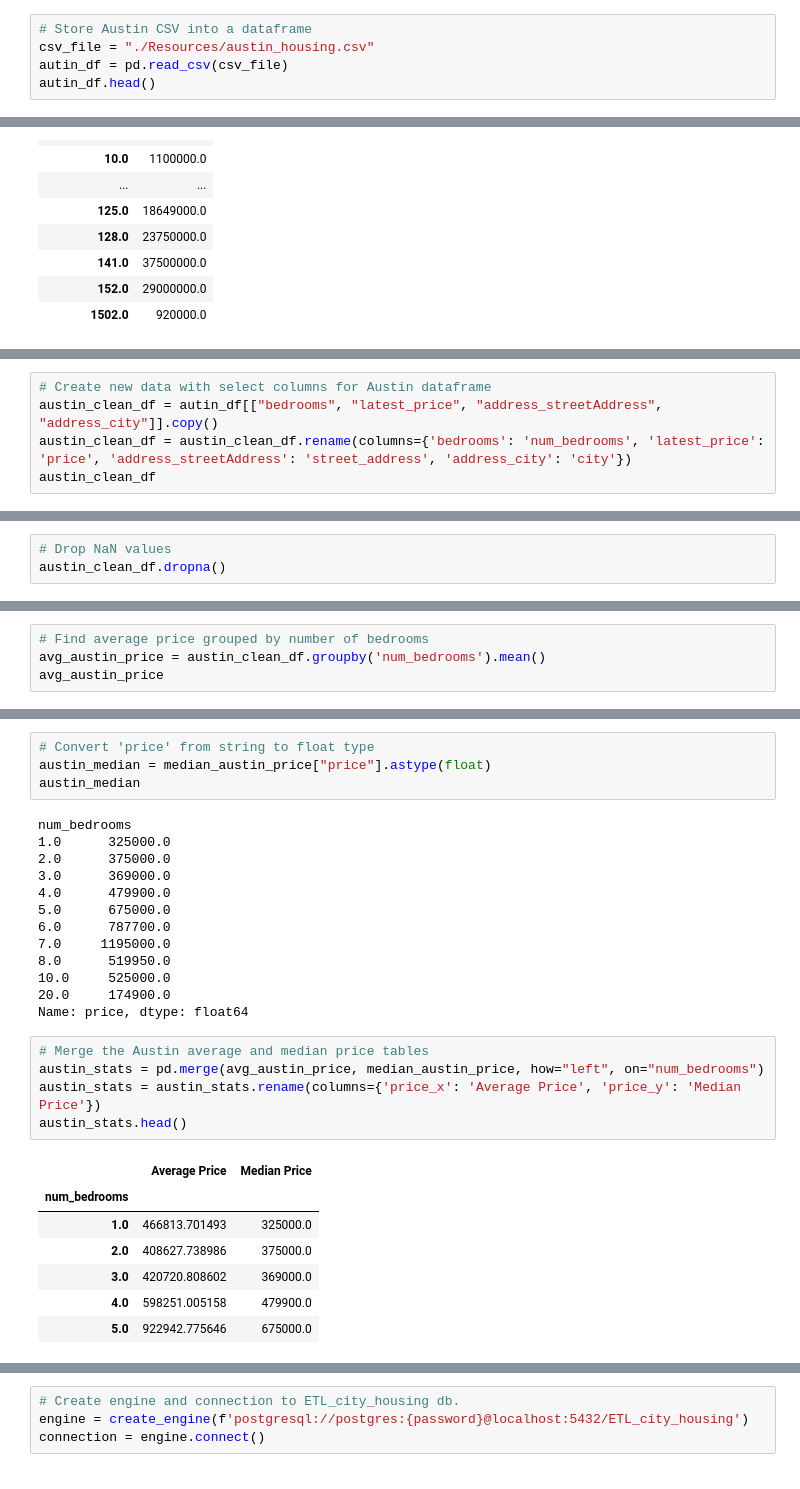
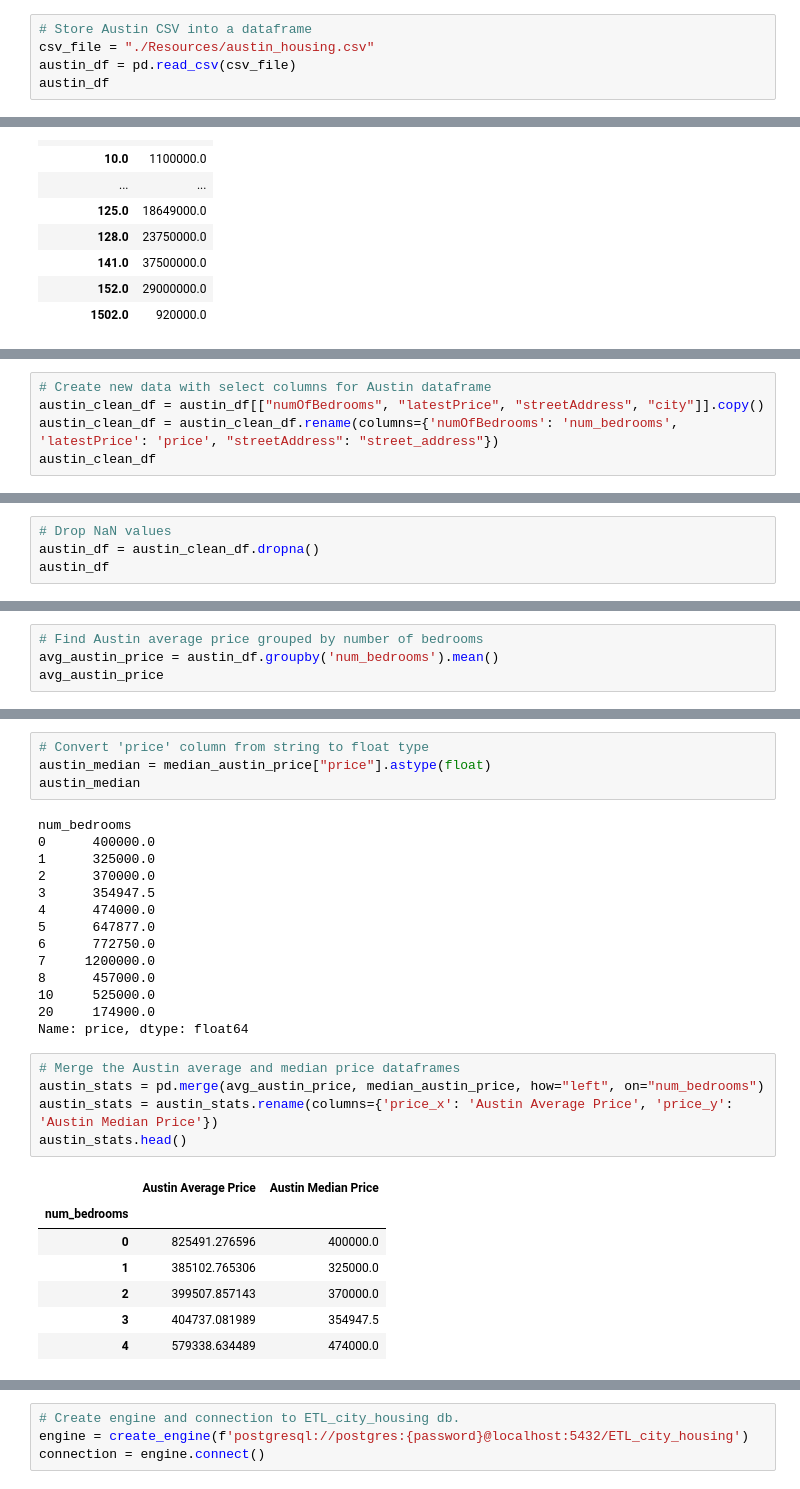
Before and after one commit to poonam-ux/ETL_Project, a Jupyter notebook: ETL_Housing_data/city_housing.ipynb, the cells around one changed output, grey strips where cells are left out. Drawn from its saved outputs; the diff is of its cells as text.

```diff
--- a/city_housing_yelp_users.ipynb
+++ b/ETL_Housing_data/city_housing.ipynb
@@ -28,6 +28,6 @@ ny_area_df
 # %%
 # Store Austin CSV into a dataframe
 csv_file = "./Resources/austin_housing.csv"
-autin_df = pd.read_csv(csv_file)
-autin_df.head()
+austin_df = pd.read_csv(csv_file)
+austin_df
 # %% [output]
@@ -206,7 +248,7 @@ ny_stats.head()
 # %%
 # Create new data with select columns for Austin dataframe
-austin_clean_df = autin_df[["bedrooms", "latest_price", "address_streetAddress", "address_city"]].copy()
-austin_clean_df = austin_clean_df.rename(columns={'bedrooms': 'num_bedrooms', 'latest_price': 'price', 'address_streetAddress': 'street_address', 'address_city': 'city'})
+austin_clean_df = austin_df[["numOfBedrooms", "latestPrice", "streetAddress", "city"]].copy()
+austin_clean_df = austin_clean_df.rename(columns={'numOfBedrooms': 'num_bedrooms', 'latestPrice': 'price', "streetAddress": "street_address"})
 austin_clean_df
 # %% [output]
 |  | num_bedrooms | price | street_address | city |
@@ -225,5 +267,6 @@ austin_clean_df
 # %%
 # Drop NaN values
-austin_clean_df.dropna()
+austin_df = austin_clean_df.dropna()
+austin_df
 # %% [output]
 |  | num_bedrooms | price | street_address | city |
@@ -242,6 +285,6 @@ austin_clean_df.dropna()
 # %%
-# Find average price grouped by number of bedrooms
-avg_austin_price = austin_clean_df.groupby('num_bedrooms').mean()
+# Find Austin average price grouped by number of bedrooms
+avg_austin_price = austin_df.groupby('num_bedrooms').mean()
 avg_austin_price
 # %% [output]
 |  | price |
@@ -293,31 +339,32 @@ median_austin_price
 # %%
-# Convert 'price' from string to float type
+# Convert 'price' column from string to float type
 austin_median = median_austin_price["price"].astype(float)
 austin_median
 # %% [output]
 num_bedrooms
-1.0      325000.0
-2.0      375000.0
-3.0      369000.0
-4.0      479900.0
-5.0      675000.0
-6.0      787700.0
-7.0     1195000.0
-8.0      519950.0
-10.0     525000.0
-20.0     174900.0
+0      400000.0
+1      325000.0
+2      370000.0
+3      354947.5
+4      474000.0
+5      647877.0
+6      772750.0
+7     1200000.0
+8      457000.0
+10     525000.0
+20     174900.0
 Name: price, dtype: float64
 # %%
-# Merge the Austin average and median price tables
+# Merge the Austin average and median price dataframes
 austin_stats = pd.merge(avg_austin_price, median_austin_price, how="left", on="num_bedrooms")
-austin_stats = austin_stats.rename(columns={'price_x': 'Average Price', 'price_y': 'Median Price'})
+austin_stats = austin_stats.rename(columns={'price_x': 'Austin Average Price', 'price_y': 'Austin Median Price'})
 austin_stats.head()
 # %% [output]
-|  | Average Price | Median Price |
+|  | Austin Average Price | Austin Median Price |
 | num_bedrooms |  |  |
-| 1.0 | 466813.701493 | 325000.0 |
-| 2.0 | 408627.738986 | 375000.0 |
-| 3.0 | 420720.808602 | 369000.0 |
-| 4.0 | 598251.005158 | 479900.0 |
-| 5.0 | 922942.775646 | 675000.0 |
+| 0 | 825491.276596 | 400000.0 |
+| 1 | 385102.765306 | 325000.0 |
+| 2 | 399507.857143 | 370000.0 |
+| 3 | 404737.081989 | 354947.5 |
+| 4 | 579338.634489 | 474000.0 |
 # %%
```
Also changed, not shown: parts of 38 cells of this notebook, 16 other files.
